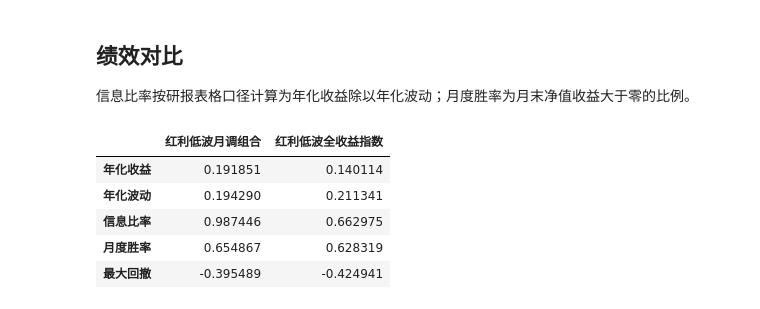
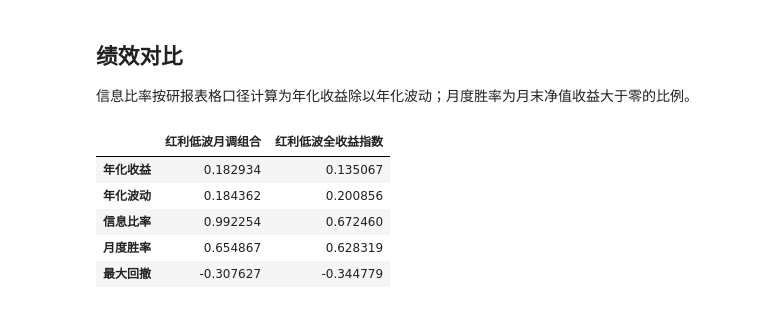
Before and after one commit to zyye00/pyquant, a Jupyter notebook: strategies/dividend_low_vol/strategy_1_monthly_rebalance.ipynb, the cells around one changed output. Saved outputs shown, nothing was run; the diff lists cells and outputs as text; code cells hidden in the pictures.

Commit message:
refactor: Change return calculation from daily to monthly

```diff
--- a/strategies/dividend_low_vol/strategy_1_monthly_rebalance.ipynb
+++ b/strategies/dividend_low_vol/strategy_1_monthly_rebalance.ipynb
@@ -52,11 +52,11 @@ strategy_index, constituents = calculate_dividend_low_vol_monthly_rebalanced_ind
     end_date,
     config,
 )
-benchmark_nav = benchmark.div(benchmark.loc[start_date])
+benchmark_monthly_nav = benchmark.reindex(strategy_index.index).dropna()
 curve = pd.concat(
     [
         strategy_index['total_return_index'].rename('红利低波月调组合'),
-        benchmark_nav,
+        benchmark_monthly_nav,
     ],
     axis=1,
 ).dropna()
@@ -64,11 +64,10 @@ curve = curve.div(curve.iloc[0])
 returns = pd.concat(
     [
         strategy_index['total_return'].rename('红利低波月调组合'),
-        benchmark.pct_change(fill_method=None),
+        benchmark_monthly_nav.pct_change(fill_method=None),
     ],
     axis=1,
 ).dropna()
-nav = (1 + returns).cumprod()
 rebalance_dates = constituents.index.get_level_values('effective_date').unique()
 monthly_nav = curve.reindex(rebalance_dates).dropna()
 monthly_nav = monthly_nav.div(monthly_nav.iloc[0])
@@ -95,31 +94,30 @@ plt.show()
 
 信息比率按研报表格口径计算为年化收益除以年化波动；月度胜率为月末净值收益大于零的比例。
 # %%
-def summarize_performance(daily_returns):
-    metrics = calc_metrics(daily_returns)
-    monthly_returns = (1 + daily_returns).cumprod().resample('ME').last().pct_change().dropna()
+def summarize_performance(monthly_returns):
+    metrics = calc_metrics(monthly_returns, periods_per_year=12)
     return pd.Series(
         {
             '年化收益': metrics['annual_return'],
             '年化波动': metrics['annual_vol'],
             '信息比率': metrics['sharpe'],
             '月度胜率': (monthly_returns > 0).mean(),
             '最大回撤': metrics['max_drawdown'],
         }
     )
 
 performance = returns.apply(summarize_performance)
 performance.style.format({
     '年化收益': '{:.2%}',
     '年化波动': '{:.2%}',
     '信息比率': '{:.2f}',
     '月度胜率': '{:.2%}',
     '最大回撤': '{:.2%}',
 })
 # %% [output]
 |  | 红利低波月调组合 | 红利低波全收益指数 |
-| 年化收益 | 0.191851 | 0.140114 |
-| 年化波动 | 0.194290 | 0.211341 |
-| 信息比率 | 0.987446 | 0.662975 |
+| 年化收益 | 0.182934 | 0.135067 |
+| 年化波动 | 0.184362 | 0.200856 |
+| 信息比率 | 0.992254 | 0.672460 |
 | 月度胜率 | 0.654867 | 0.628319 |
-| 最大回撤 | -0.395489 | -0.424941 |
+| 最大回撤 | -0.307627 | -0.344779 |
```
Also changed, not shown: 2 other files.
